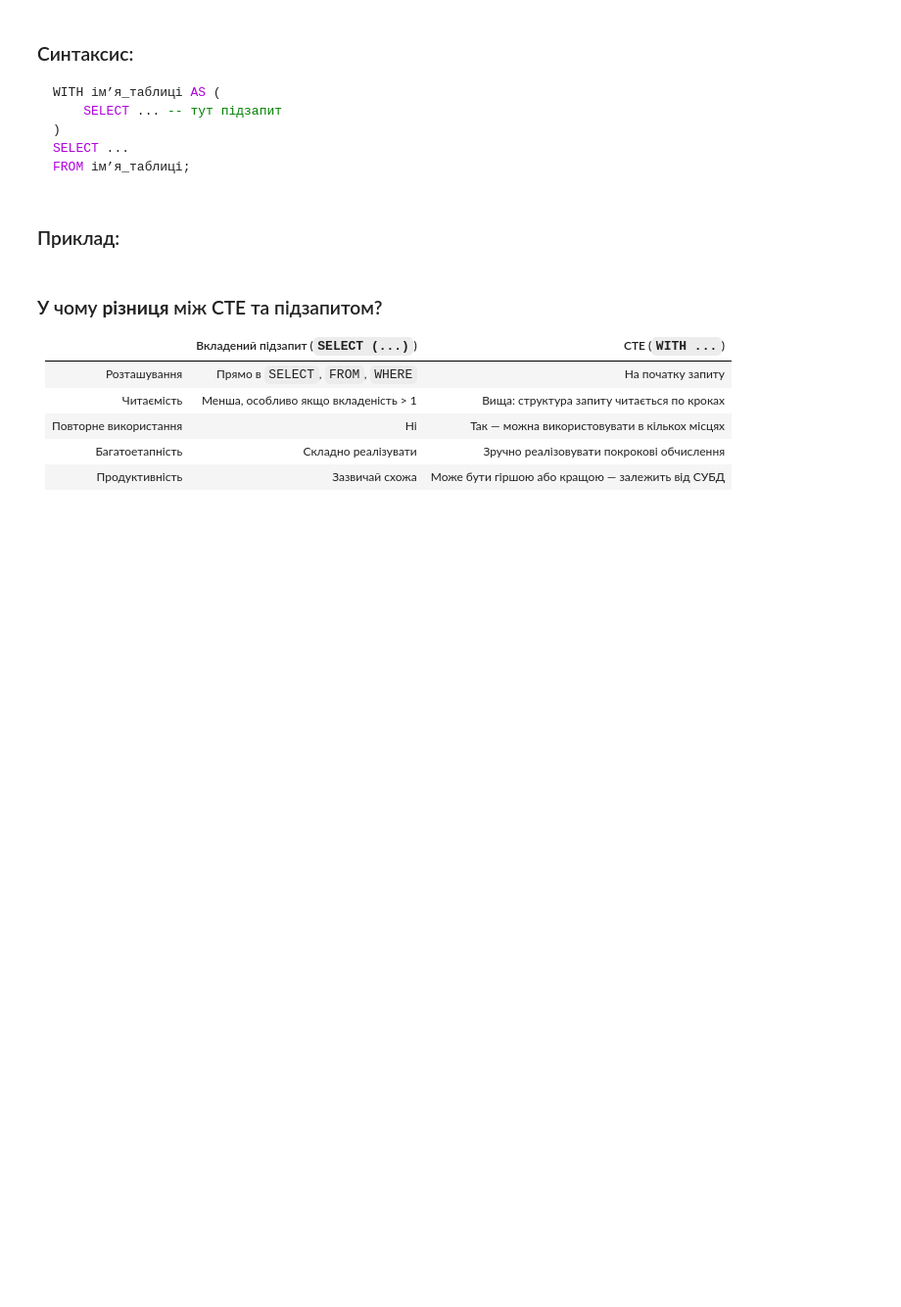
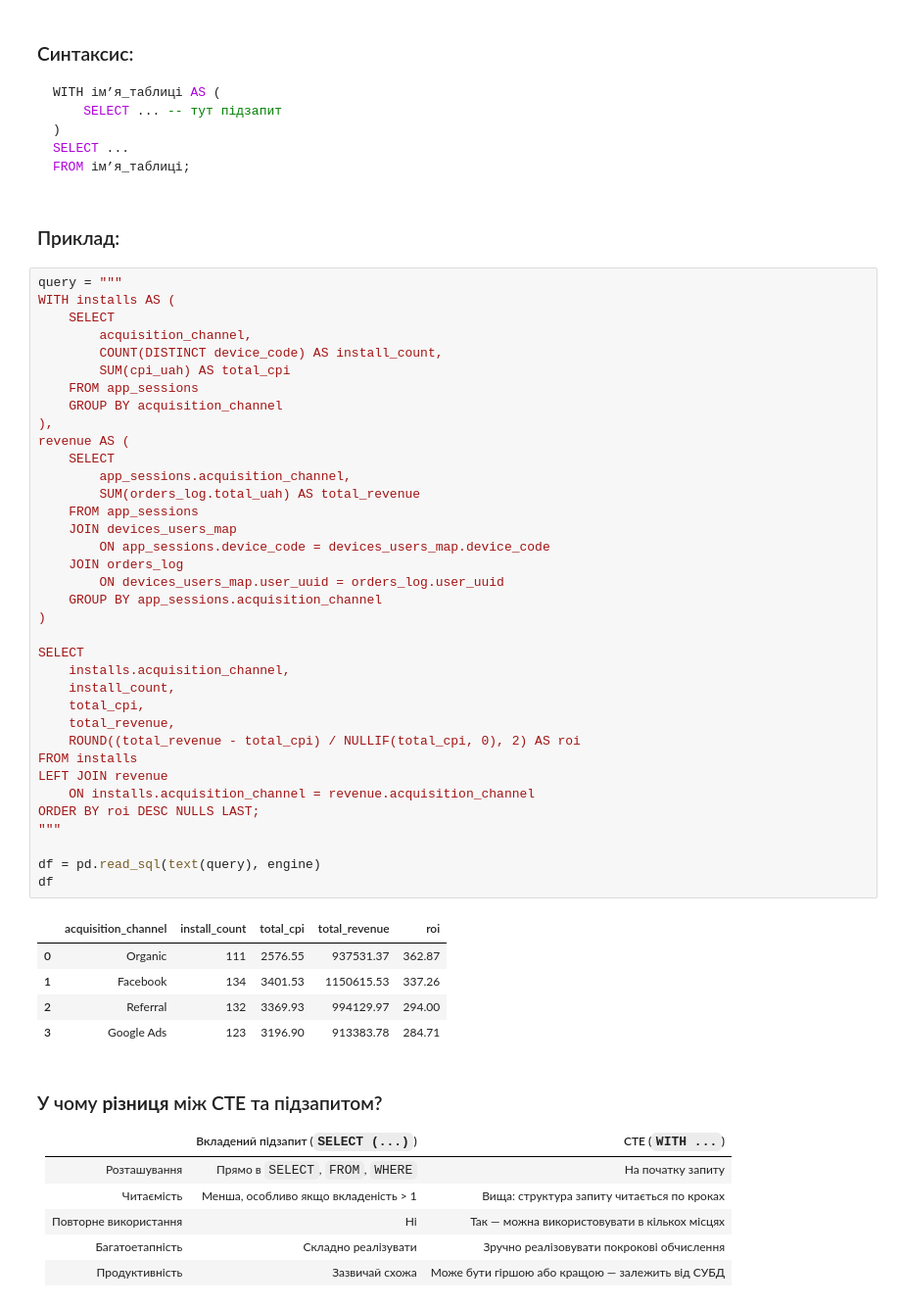
Before and after one commit to cpython-projects/python_da_17_03_26, a Jupyter notebook: lesson_27.ipynb, the cells around one changed output. Shown at 98% size. Cells and saved outputs as stored; diff of their text form; blank space fills up the shorter version.

````diff
--- a/lesson_27.ipynb
+++ b/lesson_27.ipynb
@@ -45,6 +159,48 @@ FROM ім’я_таблиці;
 ```
 # %% [markdown]
 ### Приклад:
+# %%
+query = """
+WITH installs AS (
+    SELECT
+        acquisition_channel,
+        COUNT(DISTINCT device_code) AS install_count,
+        SUM(cpi_uah) AS total_cpi
+    FROM app_sessions
+    GROUP BY acquisition_channel
+),
+revenue AS (
+    SELECT
+        app_sessions.acquisition_channel,
+        SUM(orders_log.total_uah) AS total_revenue
+    FROM app_sessions
+    JOIN devices_users_map
+        ON app_sessions.device_code = devices_users_map.device_code
+    JOIN orders_log
+        ON devices_users_map.user_uuid = orders_log.user_uuid
+    GROUP BY app_sessions.acquisition_channel
+)
+
+SELECT
+    installs.acquisition_channel,
+    install_count,
+    total_cpi,
+    total_revenue,
+    ROUND((total_revenue - total_cpi) / NULLIF(total_cpi, 0), 2) AS roi
+FROM installs
+LEFT JOIN revenue
+    ON installs.acquisition_channel = revenue.acquisition_channel
+ORDER BY roi DESC NULLS LAST;
+"""
+
+df = pd.read_sql(text(query), engine)
+df
+# %% [output]
+|  | acquisition_channel | install_count | total_cpi | total_revenue | roi |
+| 0 | Organic | 111 | 2576.55 | 937531.37 | 362.87 |
+| 1 | Facebook | 134 | 3401.53 | 1150615.53 | 337.26 |
+| 2 | Referral | 132 | 3369.93 | 994129.97 | 294.00 |
+| 3 | Google Ads | 123 | 3196.90 | 913383.78 | 284.71 |
 # %% [markdown]
 ### У чому **різниця** між CTE та підзапитом?
 
````
Also changed, not shown: parts of 8 cells of this notebook.
